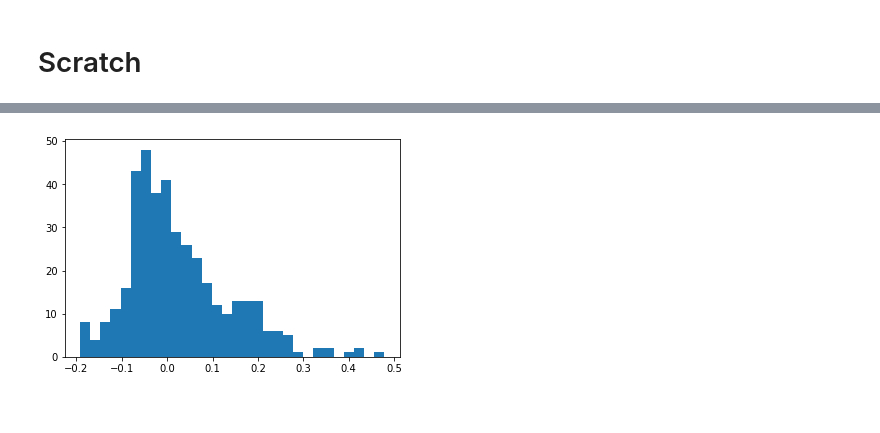
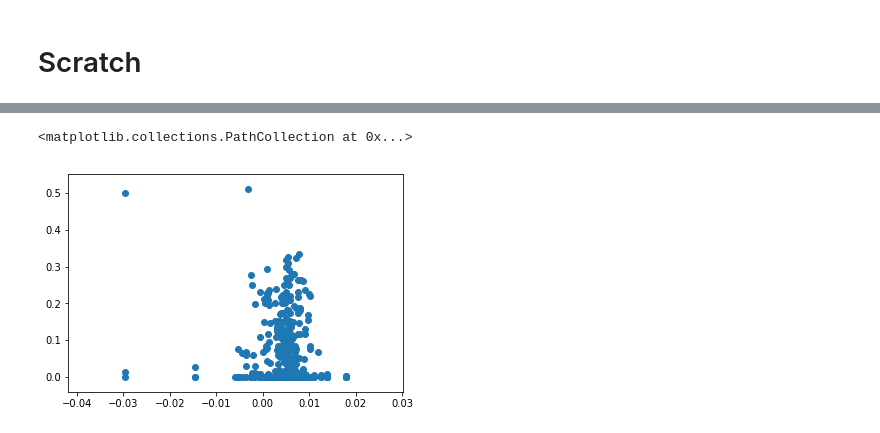
Before and after one commit to SA3291/OrderRoutingAndPFOF, a Jupyter notebook: notebooks/Tobit.ipynb, the cells around one changed output, grey strips where cells are left out. Drawn from its saved outputs; the diff is of its cells as text; code cells hidden in the pictures.

```diff
--- a/notebooks/Tobit.ipynb
+++ b/notebooks/Tobit.ipynb
@@ -35,9 +36,6 @@ def trim(X, percent):
 
     return np.prod(t_ind, axis = 1)
 
-def pdfn(x):
-    return np.exp(-np.multiply(x, x)/2)/np.sqrt(2*np.pi)
-
 # Conditional Expecttation
 def CE_1(Y, X, arg, r):
 
@@ -47,7 +45,7 @@ def CE_1(Y, X, arg, r):
     e = np.zeros((n_arg, 1))
 
     for j in range(0, n_arg):
-        k = np.divide(pdfn(np.divide((arg[j] - X), h)), h)
+        k = np.divide(norm.pdf(np.divide((arg[j] - X), h)), h)
         k = np.prod(k, axis = 1)
         e[j] = (Y.T*k/n)/np.mean(k)
 
@@ -86,13 +84,13 @@ def compute_marginal_effect(Y, X, ind, point, beta, delta = 0.01):
 
     return np.asscalar(CE_1(Y, v_hat, v_hat_avg_nudge, 1/5) - CE_1(Y, v_hat, v_hat_avg, 1/5))/delta
 
-def calculate_me_range(Y, X, result, ind, point, delta = .001, delta_range = [0.0001, 0.01], n_1 = 200, n_2 = 5):
+def calculate_me_range(Y, X, result, ind, point, delta = .001, delta_range = [0.0001, 0.01], parameter_range = [0, 0.014], n_1 = 200, n_2 = 5):
 
     beta = np.matrix(result.x).T
 
     me_results = np.zeros(shape = (n_1, 2, n_2))
 
-    linspace_1 = np.linspace(0, 0.014, num = n_1)
+    linspace_1 = np.linspace(parameter_range[0], parameter_range[1], num = n_1)
     linspace_2 = np.linspace(delta_range[0], delta_range[1], num = n_2)
 
     for j in range(0, n_2):
@@ -201,7 +202,8 @@ me_results
 # %%
 import pandas as pd
 # %%
-n = 1200 # sample size
-data_dmd = pd.read_csv('../data/processed/regression_data_levels_demeaned.csv').query('OrderType == "Market"').dropna()#.sample(n = n)
-data_dmd.shape
+n = 1400 # sample size
+data_dmd = pd.read_csv('../data/processed/regression_data_levels.csv').query('OrderType == "Market"').drop('Rebate', axis = 1).dropna()#.sample(n = n)
+display(data_dmd.shape)
+display(data_dmd.query('MktShare == 0').shape)
 # %% [output]
@@ -219,9 +222,9 @@ data_dmd.head()
 # %% [markdown]
 ### All
 # %%
-data_dmd_mat = np.matrix(data_dmd[['MktShare', 'PrImp_ExpAmt', 'All_AvgT']])
+data_dmd_mat = np.matrix(data_dmd[['MktShare', 'PrImp_ExpAmt', 'PrImp_AvgT']])
 Y = data_dmd_mat[:,0]
 X = data_dmd_mat[:,1:]
-guess = [1, -0.00832]
+guess = [1.00853382, -0.00344227]
 # %%
 obj_f = lambda x_0: -SLS_1(x_0, Y, X, trim(X, 0.98))
@@ -390,4 +542,5 @@ result
 # %%
-plt.hist(Y - X*np.matrix(result.x).T, bins = 30);
+plt.scatter(np.array(X*np.matrix(result_paid.x).T).flatten(), np.array(Y).flatten())
 # %% [output]
+<matplotlib.collections.PathCollection at 0x...>
-[figure, old version]
+[figure, new version]
```
Also changed, not shown: parts of 35 cells of this notebook, 1 other file.
